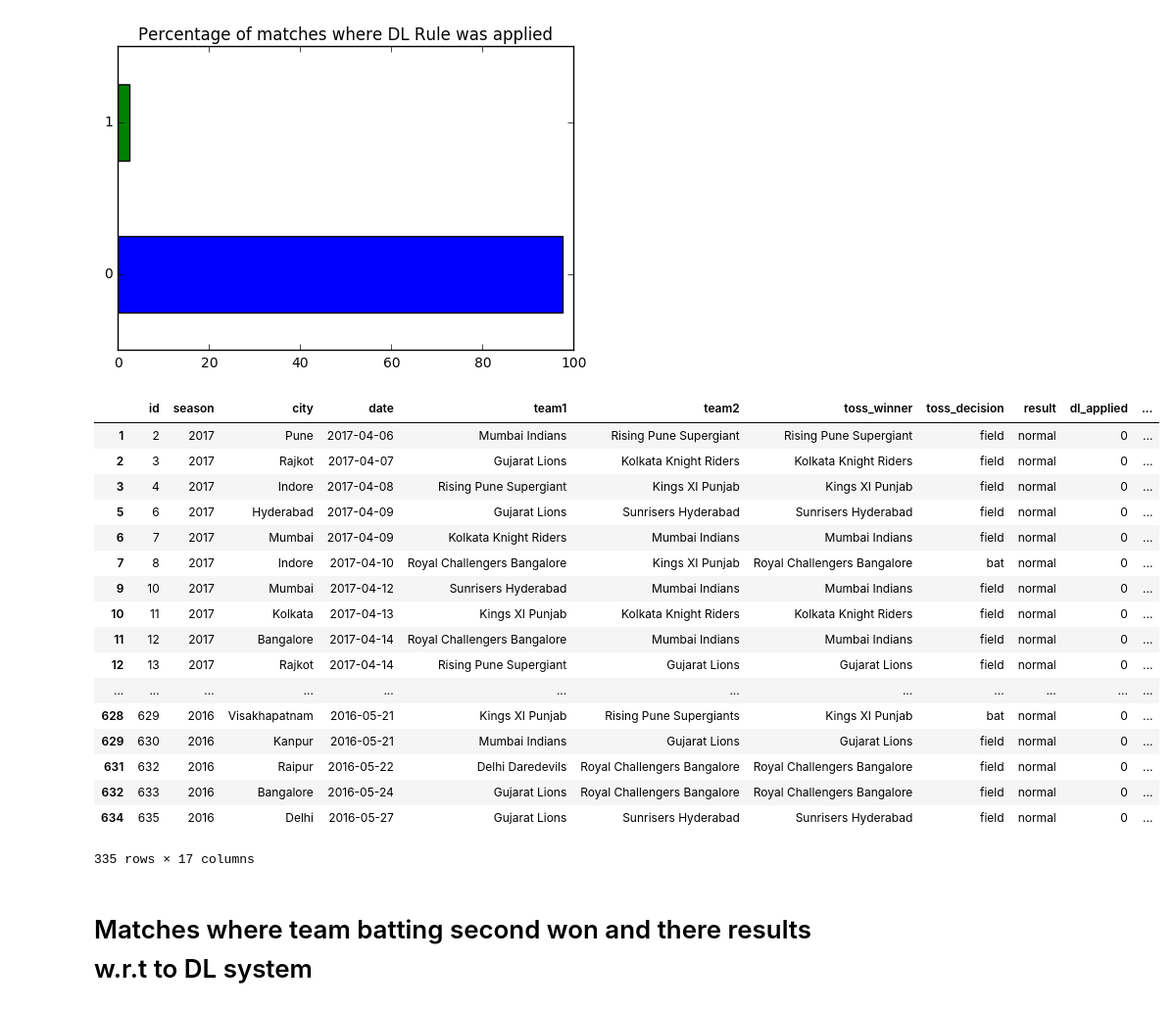
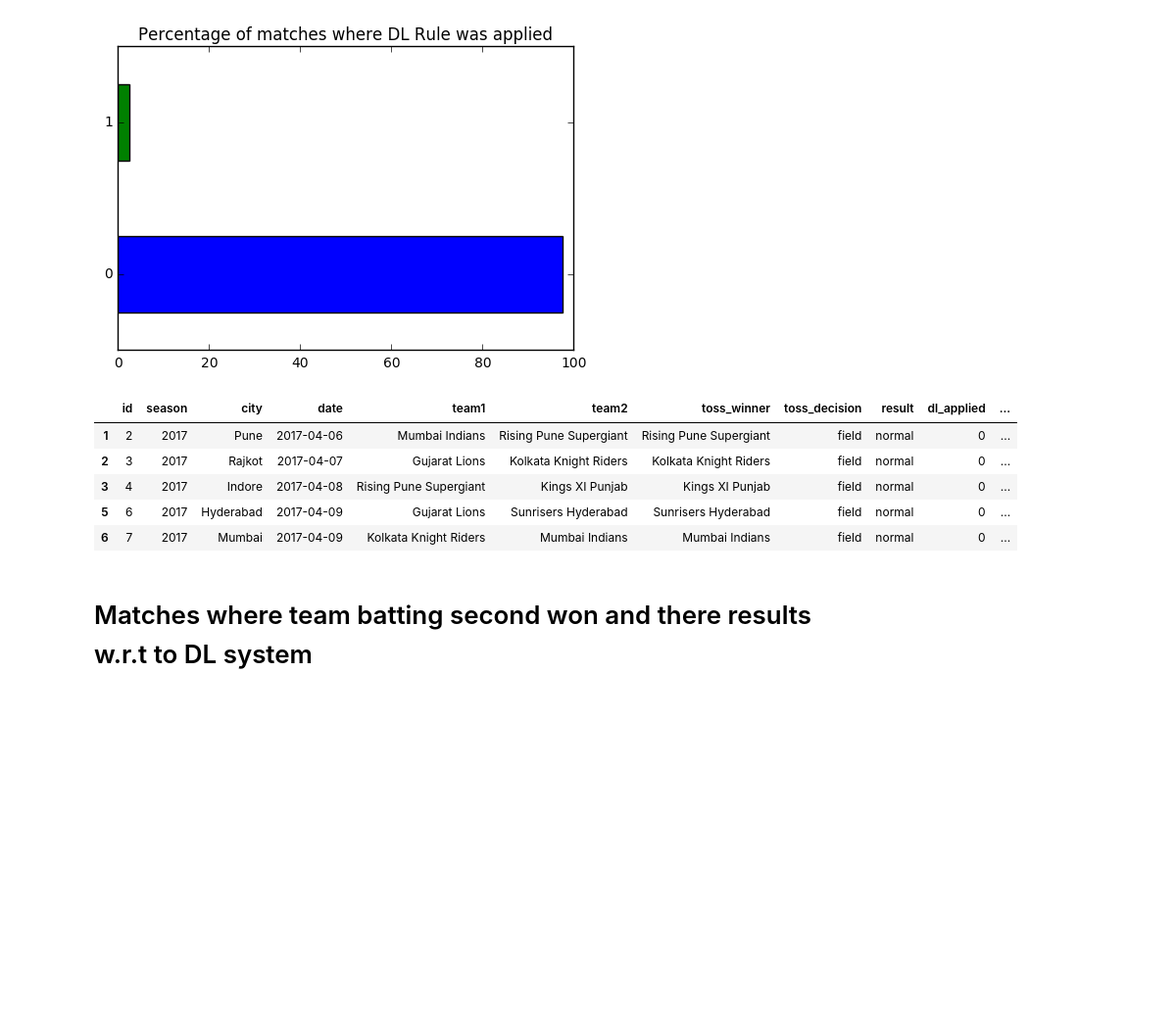
Before and after one commit to 20Aditya/IPLdatasheetKaggle_Analysis, a Jupyter notebook: Data_Analysis_IPLdatesheet.ipynb, the cells around one changed output. Shown at 98% size. Cells and saved outputs as stored; diff of their text form; code cells hidden in the pictures; blank space fills up the shorter version.

```diff
--- a/Data_Analysis_IPLdatesheet.ipynb
+++ b/Data_Analysis_IPLdatesheet.ipynb
@@ -235,27 +223,16 @@ Name: dl_applied, dtype: int64
 <matplotlib.axes._subplots.AxesSubplot at 0x...>
 [figure]
 # %%
+#Matches won by team batting second
 df = data[data["win_by_wickets"]!=0]
-df
+df.head()
 # %% [output]
 |  | id | season | city | date | team1 | team2 | toss_winner | toss_decision | result | dl_applied | ... |
 | 1 | 2 | 2017 | Pune | 2017-04-06 | Mumbai Indians | Rising Pune Supergiant | Rising Pune Supergiant | field | normal | 0 | ... |
 | 2 | 3 | 2017 | Rajkot | 2017-04-07 | Gujarat Lions | Kolkata Knight Riders | Kolkata Knight Riders | field | normal | 0 | ... |
 | 3 | 4 | 2017 | Indore | 2017-04-08 | Rising Pune Supergiant | Kings XI Punjab | Kings XI Punjab | field | normal | 0 | ... |
 | 5 | 6 | 2017 | Hyderabad | 2017-04-09 | Gujarat Lions | Sunrisers Hyderabad | Sunrisers Hyderabad | field | normal | 0 | ... |
 | 6 | 7 | 2017 | Mumbai | 2017-04-09 | Kolkata Knight Riders | Mumbai Indians | Mumbai Indians | field | normal | 0 | ... |
-| 7 | 8 | 2017 | Indore | 2017-04-10 | Royal Challengers Bangalore | Kings XI Punjab | Royal Challengers Bangalore | bat | normal | 0 | ... |
-| 9 | 10 | 2017 | Mumbai | 2017-04-12 | Sunrisers Hyderabad | Mumbai Indians | Mumbai Indians | field | normal | 0 | ... |
-| 10 | 11 | 2017 | Kolkata | 2017-04-13 | Kings XI Punjab | Kolkata Knight Riders | Kolkata Knight Riders | field | normal | 0 | ... |
-| 11 | 12 | 2017 | Bangalore | 2017-04-14 | Royal Challengers Bangalore | Mumbai Indians | Mumbai Indians | field | normal | 0 | ... |
-| 12 | 13 | 2017 | Rajkot | 2017-04-14 | Rising Pune Supergiant | Gujarat Lions | Gujarat Lions | field | normal | 0 | ... |
-| ... | ... | ... | ... | ... | ... | ... | ... | ... | ... | ... | ... |
-| 628 | 629 | 2016 | Visakhapatnam | 2016-05-21 | Kings XI Punjab | Rising Pune Supergiants | Kings XI Punjab | bat | normal | 0 | ... |
-| 629 | 630 | 2016 | Kanpur | 2016-05-21 | Mumbai Indians | Gujarat Lions | Gujarat Lions | field | normal | 0 | ... |
-| 631 | 632 | 2016 | Raipur | 2016-05-22 | Delhi Daredevils | Royal Challengers Bangalore | Royal Challengers Bangalore | field | normal | 0 | ... |
-| 632 | 633 | 2016 | Bangalore | 2016-05-24 | Gujarat Lions | Royal Challengers Bangalore | Royal Challengers Bangalore | field | normal | 0 | ... |
-| 634 | 635 | 2016 | Delhi | 2016-05-27 | Gujarat Lions | Sunrisers Hyderabad | Sunrisers Hyderabad | field | normal | 0 | ... |
-335 rows × 17 columns
 # %% [markdown]
 <h1>Matches where team batting second won and there results w.r.t to DL system</h1>
 # %%
```
Also changed, not shown: parts of 6 cells of this notebook.
